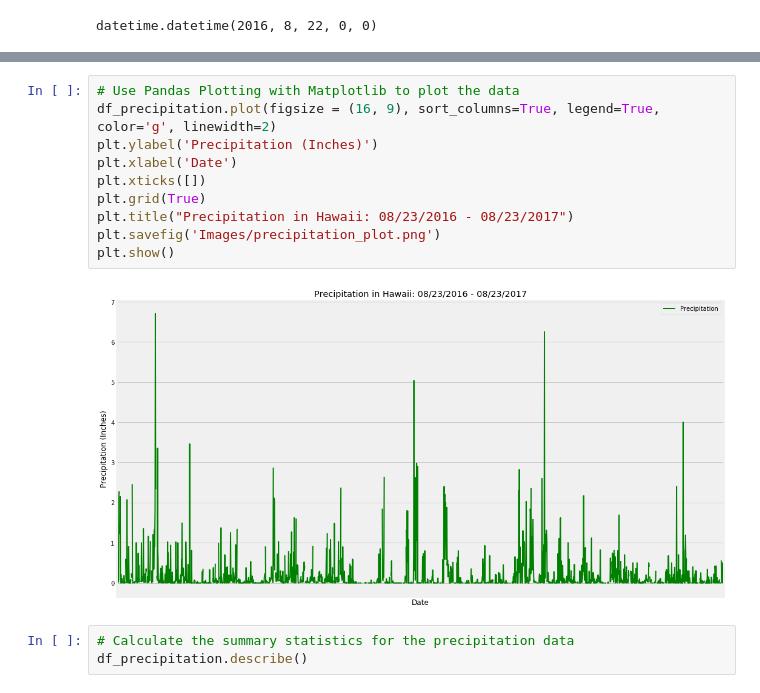
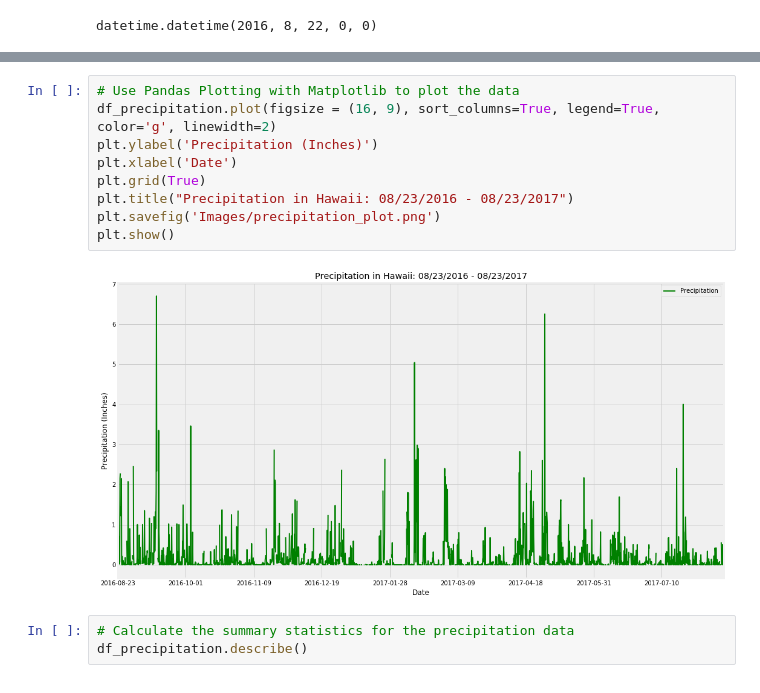
Before and after one commit to ZGrinacoff/Advanced-Data-Storage-and-Retrieval-Surfs-Up, a Jupyter notebook: climate_analysis.ipynb, the cells around one changed output, grey strips where cells are left out. Saved outputs shown, nothing was run; the diff lists cells and outputs as text.

```diff
--- a/climate_analysis.ipynb
+++ b/climate_analysis.ipynb
@@ -110,15 +141,14 @@ df_precipitation.tail()
 # %%
 # Use Pandas Plotting with Matplotlib to plot the data
 df_precipitation.plot(figsize = (16, 9), sort_columns=True, legend=True, color='g', linewidth=2)
 plt.ylabel('Precipitation (Inches)')
 plt.xlabel('Date')
-plt.xticks([])
 plt.grid(True)
 plt.title("Precipitation in Hawaii: 08/23/2016 - 08/23/2017")
 plt.savefig('Images/precipitation_plot.png')
 plt.show()
 # %% [output]
-[figure, old version]
+[figure, new version]
 # %%
 # Calculate the summary statistics for the precipitation data
 df_precipitation.describe()
```
Also changed, not shown: parts of 13 cells of this notebook.
